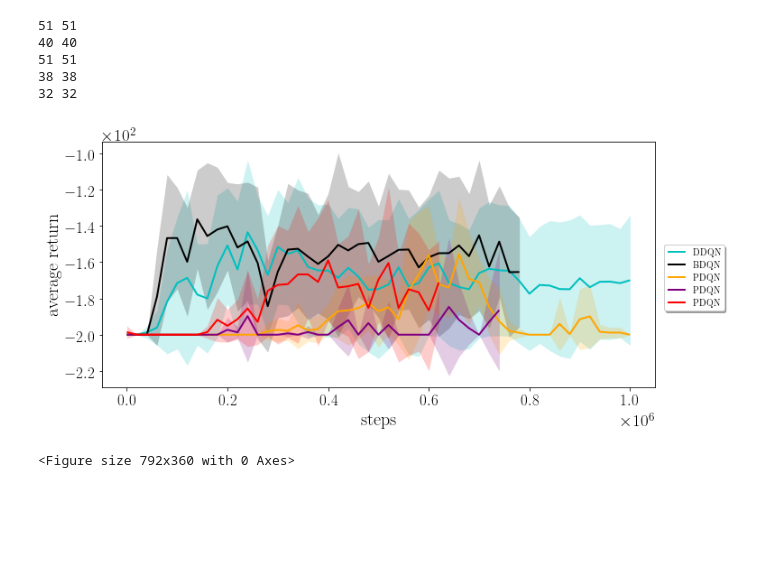
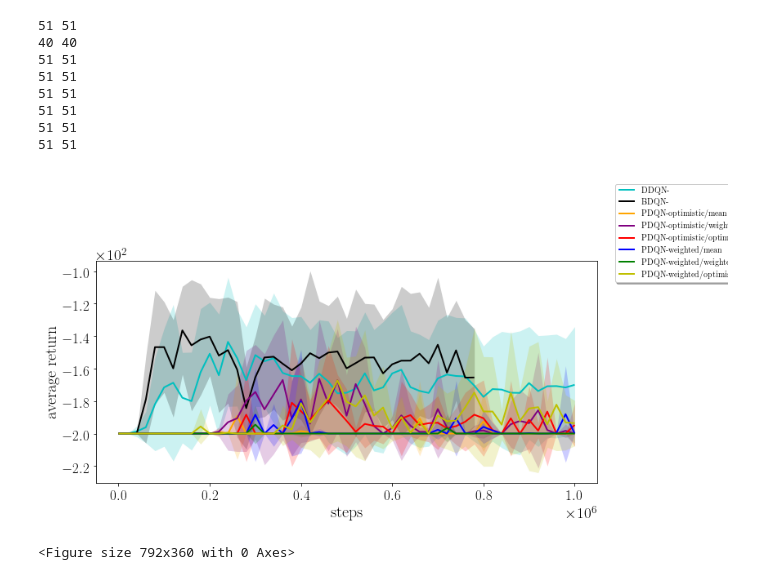
Before and after one commit to albertometelli/weightedDQN, a Jupyter notebook: dqn/atari/res_2/notebook.ipynb, the cells around one changed output. Drawn from its saved outputs; the diff is of its cells as text; code cells hidden in the pictures; blank space fills up the shorter version.

```diff
--- a/dqn/atari/res_2/notebook.ipynb
+++ b/dqn/atari/res_2/notebook.ipynb
@@ -106,7 +106,7 @@ environments = ['Mountain']#'BankHeist','Asterix','Asteroids'
 algorithms = ['dqn','boot','particle']#,,'boot'
 eval_freq = [2e4,1e3]
 #policies = [['weighted'],['weighted-gaussian'],['boot','weighted'],['eps-greedy', 'boltzmann']]
-updates = [[''],[''],['optimistic/weighted','weighted/weighted','optimistic/optimistic'],['weighted','max_mean'],['']]
+updates = [[''],[''],['optimistic/mean','optimistic/weighted','optimistic/optimistic','weighted/mean','weighted/weighted','weighted/optimistic'],['weighted','max_mean'],['']]
 alg_to_label={
         'particle':'PDQN',
         'gaussian':'GDQN',
@@ -179,36 +179,39 @@ for e,env in enumerate(environments):
                     if e == 0:
                         legend_labels.append(alg_to_label[alg])
                         legend_colors.append(col[i])
                         legend_markers.append(markers[i])
                     print(min_rows,max_rows)
                     cum_reward_test = np.stack(res)
                     #print(cum_reward_test)
                     indexes = [i*subsample for i in range(len(timesteps) // subsample)]
 
 
                     ax = plot_ci(timesteps[indexes],cum_reward_test[:, indexes], conf,
-                                5, xlabel='steps', ylabel='average return', label=alg_to_label[alg] ,
+                                5, xlabel='steps', ylabel='average return', label=alg_to_label[alg]+"-"+u ,
                                  ax=ax, linewidth=2.0, linestyle=ls[0], color=col[i])
                     #ax.set_ylim(limits[e])
 
                     i += 1
     lgd=fig.legend(loc='center right',
-                          ncol=1, fancybox=True, shadow=True)#,bbox_to_anchor=(0.42, 0)
+                          ncol=1, fancybox=True, shadow=True,bbox_to_anchor=(1.1,1))
 
     fig.savefig(env+".pdf",format='pdf', bbox_inches='tight',bbox_extra_artists=(lgd,))
 
 fig = plt.figure(figsize=(11, 5))
 patches = [ mlines.Line2D([], [], color=legend_colors[i], marker=legend_markers[i],
                           label=legend_labels[i])  for i in range(len(legend_labels)) ]
 
 #lgd=fig.legend( patches, legend_labels, ncol=6,
 #           loc='center')
 #fig.savefig('atari-legend.pdf',format='pdf',bbox_extra_artists=(lgd,), bbox_inches='tight')
 # %% [output]
 51 51
 40 40
 51 51
-38 38
-32 32
+51 51
+51 51
+51 51
+51 51
+51 51
-[figure, old version]
+[figure, new version]
 <Figure size 792x360 with 0 Axes>
```
Also changed, not shown: 3 other files.
